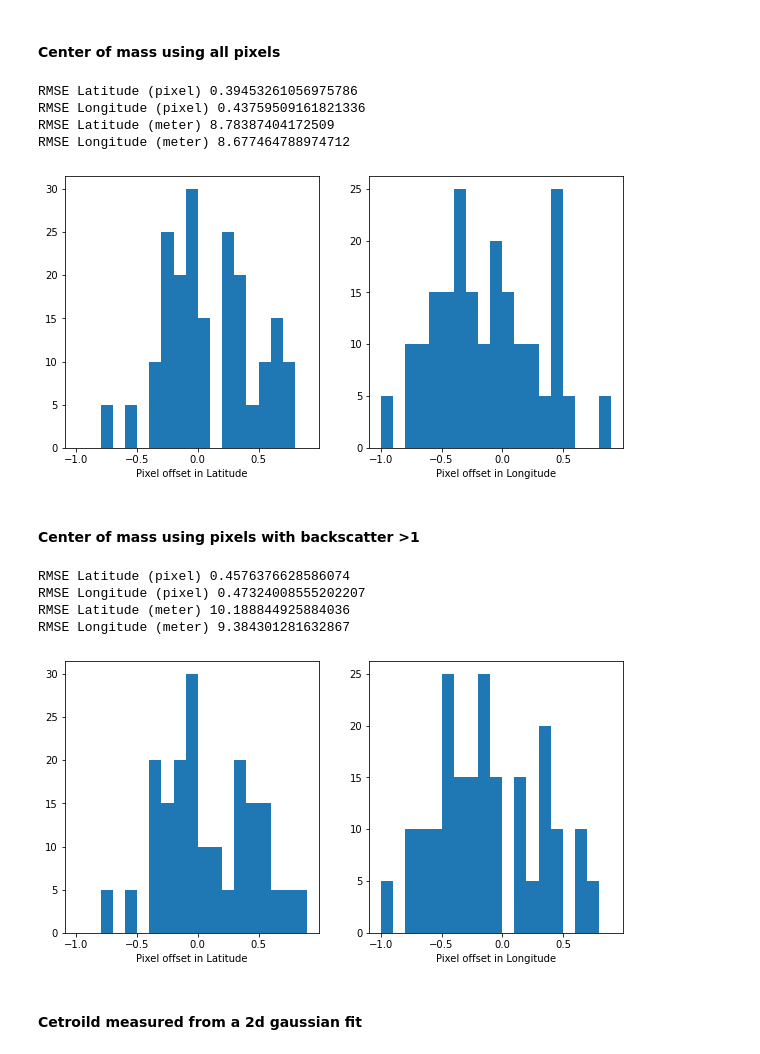
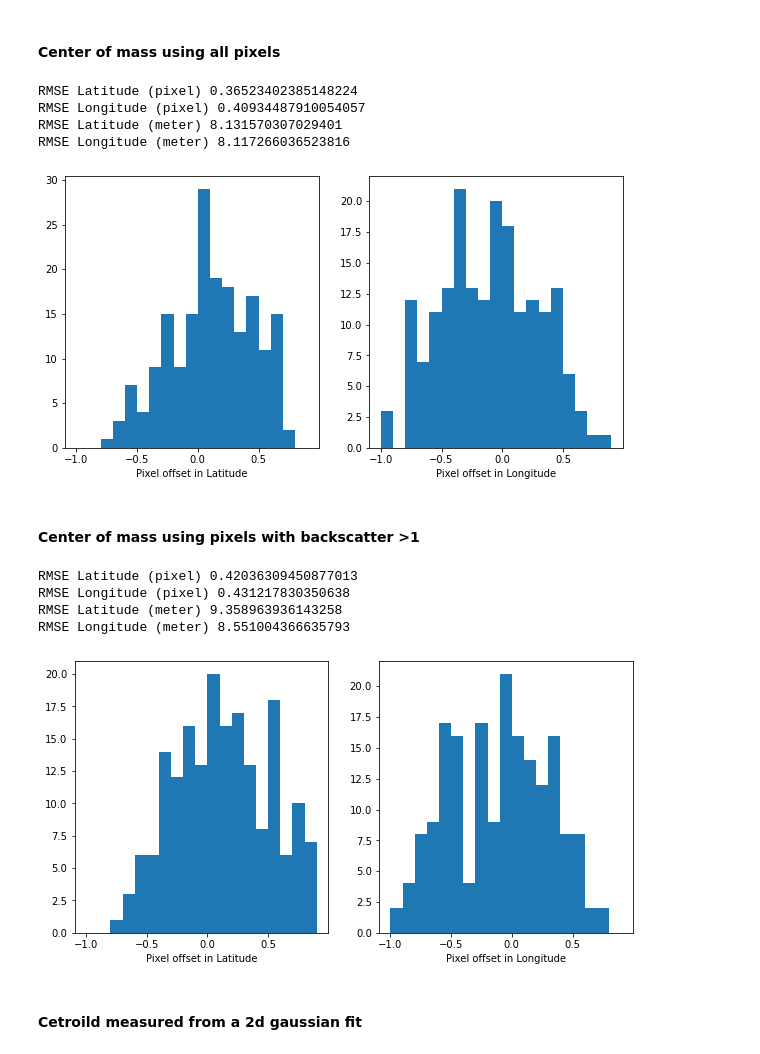
Before and after one commit to fangfy/deafrica-sandbox-notebooks, a Jupyter notebook: Datasets/Sentinel-1_NRB_sample_CR.ipynb, the cells around one changed output. Cells and saved outputs as stored; diff of their text form; code cells hidden in the pictures.

```diff
--- a/Datasets/Sentinel-1_NRB_sample_CR.ipynb
+++ b/Datasets/Sentinel-1_NRB_sample_CR.ipynb
@@ -49,3 +44,6 @@ combined = load_s1_sample_combined('s1_nrb', 'HH')
+# %%
+data = [load_s1_sample_combined('s1_nrb_bilinear', 'HH'),load_s1_sample_combined('s1_nrb_bilinear', 'MASK')]
+combined = xr.combine_by_coords(data)
 # %%
 combined
 # %% [output]
@@ -110,10 +113,12 @@ len(cr_locations)
 hs = 0.0008
 
 data_crs = []
+true_lats = []
+true_lons = []
 
 ntime = len(combined.time)
 for i in range(ntime):
-    s1 = combined.HH.isel(time=0).compute()
+    s1 = combined.HH.isel(time=i).compute()
 
     for idx, row in cr_locations.iterrows():
         try:
@@ -124,11 +129,17 @@ for i in range(ntime):
             data = s1.sel(x = slice(x0-hs, x0+hs), y = slice(y0+hs, y0-hs))
             # is it visible?
             peak = data.where(data==data.max()).dropna(dim='x', how='all').dropna(dim='y', how='any')
-            if peak.max()>3:
-                #print(row[col_lon].values, peak.x.values[0], row[col_lat].values, peak.y.values[0])
-                data_crs.append(data)
-            else:
-                print("not visible?", peak.max().values)
+            try:
+                if peak.max()>3:
+                    #print(row[col_lon].values, peak.x.values[0], row[col_lat].values, peak.y.values[0])
+                    data_crs.append(data)
+                    true_lats.append(row[col_lat].values[0])
+                    true_lons.append(row[col_lon].values[0])
+                else:
+                    print("not visible?", peak.max().values)
+            except:
+                #print(i, data, peak)
+                pass
         except KeyError:
             pass
     #
@@ -183,23 +187,23 @@ for i in range(len(data_crs)):
     c_lats.append(c_lat)
     c_lons.append(c_lon)
 
-print("RMSE Latitude (pixel)", np.sqrt(np.mean((np.tile(cr_locations.Latitude.values, ntime) - c_lats)**2))/ps)
-print("RMSE Longitude (pixel)", np.sqrt(np.mean((np.tile(cr_locations.Longitude.values, ntime) - c_lons)**2))/ps)
-print("RMSE Latitude (meter)", np.sqrt(np.mean((np.tile(cr_locations.Latitude.values, ntime) - c_lats)**2))*mpd_lat)
-print("RMSE Longitude (meter)", np.sqrt(np.mean((np.tile(cr_locations.Longitude.values, ntime) - c_lons)**2))*mpd_lon)
+print("RMSE Latitude (pixel)", np.sqrt(np.mean((np.array(true_lats) - c_lats)**2))/ps)
+print("RMSE Longitude (pixel)", np.sqrt(np.mean((np.array(true_lons) - c_lons)**2))/ps)
+print("RMSE Latitude (meter)", np.sqrt(np.mean((np.array(true_lats) - c_lats)**2))*mpd_lat)
+print("RMSE Longitude (meter)", np.sqrt(np.mean((np.array(true_lons) - c_lons)**2))*mpd_lon)
 # %% [output]
-RMSE Latitude (pixel) 0.39453261056975786
-RMSE Longitude (pixel) 0.43759509161821336
-RMSE Latitude (meter) 8.78387404172509
-RMSE Longitude (meter) 8.677464788974712
+RMSE Latitude (pixel) 0.36523402385148224
+RMSE Longitude (pixel) 0.40934487910054057
+RMSE Latitude (meter) 8.131570307029401
+RMSE Longitude (meter) 8.117266036523816
 # %%
 f, ax = plt.subplots(1, 2, figsize=(10,5))
-ax[0].hist((np.tile(cr_locations.Latitude.values, ntime) - c_lats)/ps, bins=np.arange(-1,1,0.1));
+ax[0].hist((np.array(true_lats) - c_lats)/ps, bins=np.arange(-1,1,0.1));
 ax[0].set_xlabel('Pixel offset in Latitude');
-ax[1].hist((np.tile(cr_locations.Longitude.values, ntime) - c_lons)/ps, bins=np.arange(-1,1,0.1));
+ax[1].hist((np.array(true_lons)  - c_lons)/ps, bins=np.arange(-1,1,0.1));
 ax[1].set_xlabel('Pixel offset in Longitude');
 # %% [output]
-[figure, old version]
+[figure, new version]
 # %% [markdown]
 #### Center of mass using pixels with backscatter >1
 # %%
@@ -219,23 +223,23 @@ for i in range(len(data_crs)):
     c_lons.append(c_lon)
 
 
-print("RMSE Latitude (pixel)", np.sqrt(np.mean((np.tile(cr_locations.Latitude.values, ntime) - c_lats)**2))/ps)
-print("RMSE Longitude (pixel)", np.sqrt(np.mean((np.tile(cr_locations.Longitude.values, ntime) - c_lons)**2))/ps)
-print("RMSE Latitude (meter)", np.sqrt(np.mean((np.tile(cr_locations.Latitude.values, ntime) - c_lats)**2))*mpd_lat)
-print("RMSE Longitude (meter)", np.sqrt(np.mean((np.tile(cr_locations.Longitude.values, ntime) - c_lons)**2))*mpd_lon)
+print("RMSE Latitude (pixel)", np.sqrt(np.mean((np.array(true_lats) - c_lats)**2))/ps)
+print("RMSE Longitude (pixel)", np.sqrt(np.mean((np.array(true_lons) - c_lons)**2))/ps)
+print("RMSE Latitude (meter)", np.sqrt(np.mean((np.array(true_lats) - c_lats)**2))*mpd_lat)
+print("RMSE Longitude (meter)", np.sqrt(np.mean((np.array(true_lons) - c_lons)**2))*mpd_lon)
 # %% [output]
-RMSE Latitude (pixel) 0.4576376628586074
-RMSE Longitude (pixel) 0.47324008555202207
-RMSE Latitude (meter) 10.188844925884036
-RMSE Longitude (meter) 9.384301281632867
+RMSE Latitude (pixel) 0.42036309450877013
+RMSE Longitude (pixel) 0.431217830350638
+RMSE Latitude (meter) 9.358963936143258
+RMSE Longitude (meter) 8.551004366635793
 # %%
 f, ax = plt.subplots(1, 2, figsize=(10,5))
-ax[0].hist((np.tile(cr_locations.Latitude.values, ntime) - c_lats)/ps, bins=np.arange(-1,1,0.1));
+ax[0].hist((np.array(true_lats) - c_lats)/ps, bins=np.arange(-1,1,0.1));
 ax[0].set_xlabel('Pixel offset in Latitude');
-ax[1].hist((np.tile(cr_locations.Longitude.values, ntime) - c_lons)/ps, bins=np.arange(-1,1,0.1));
+ax[1].hist((np.array(true_lons)  - c_lons)/ps, bins=np.arange(-1,1,0.1));
 ax[1].set_xlabel('Pixel offset in Longitude');
 # %% [output]
-[figure, old version]
+[figure, new version]
 # %% [markdown]
 #### Cetroild measured from a 2d gaussian fit
 # %%
```
Also changed, not shown: parts of 20 cells of this notebook.
